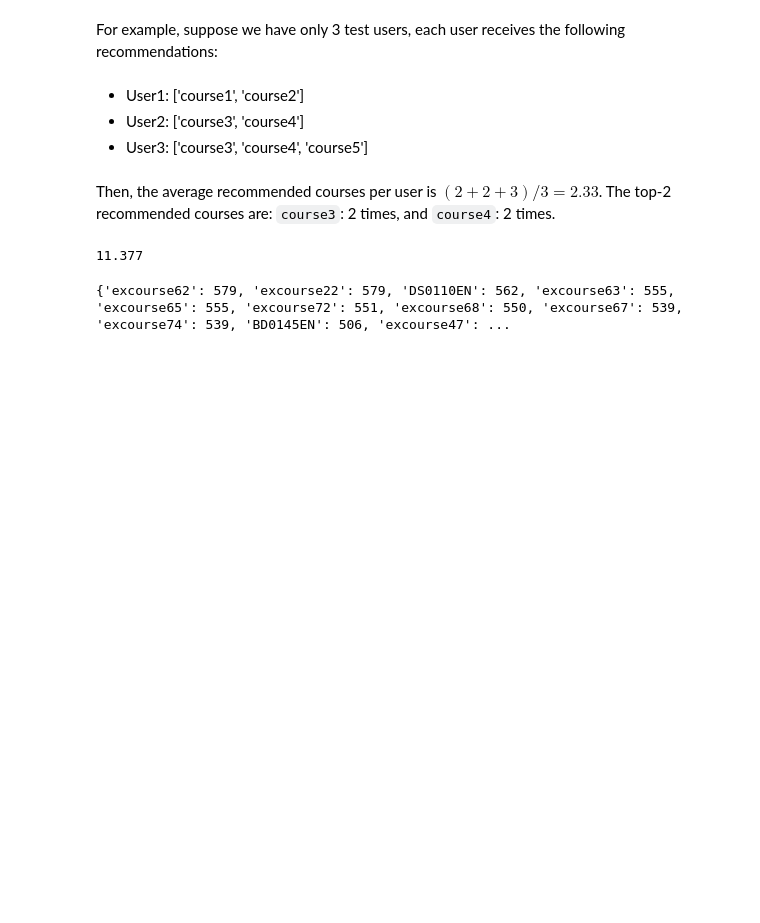
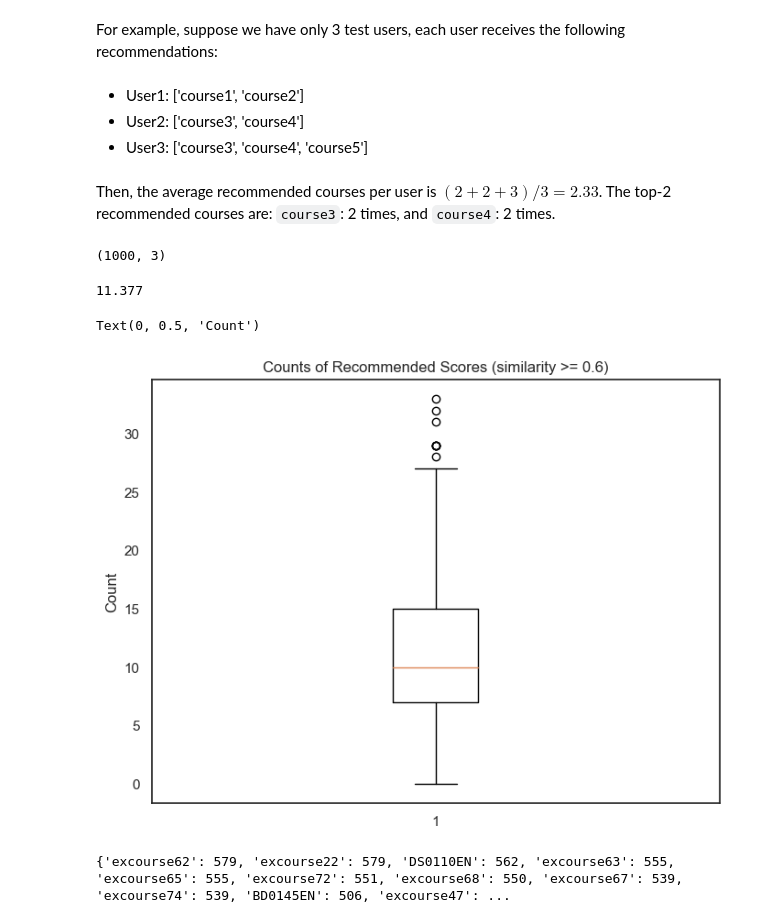
Before and after one commit to kymayodeji/ibm_ml_course, a Jupyter notebook: course6_Capstone/lab_jupyter_content_course_similarity.ipynb, the cells around one changed output. Saved outputs shown, nothing was run; the diff lists cells and outputs as text; code cells hidden in the pictures; blank space fills up the shorter version.

```diff
--- a/course6_Capstone/lab_jupyter_content_course_similarity.ipynb
+++ b/course6_Capstone/lab_jupyter_content_course_similarity.ipynb
@@ -221,10 +224,10 @@ Now, you can iterate each unselect course and check if it is similar enough to a
 # %% [markdown]
 _TODO: Complete the following method to recommend courses which are similar to your enrolled courses_
 # %%
-def generate_recommendations_for_one_user(enrolled_course_ids, unselected_course_ids, id_idx_dict, sim_matrix):
+def generate_recommendations_for_one_user(enrolled_course_ids, unselected_course_ids, id_idx_dict, sim_matrix, threshold):
     # Create a dictionary to store your recommendation results
     res = {}
-    threshold = 0.6
+    #threshold = 0.6
     for enrolled_course in enrolled_course_ids:
         for unselect_course in unselected_course_ids:
             if enrolled_course in id_idx_dict and unselect_course in id_idx_dict:
@@ -279,7 +293,7 @@ Total numbers of test users 1000
 _TODO: Complete the ``generate_recommendations_for_all()`` method to generate recommendations for all users. You may implement the task with different solutions_
 # %%
 # WRITE YOUR CODE HERE
-def generate_recommendations_for_all():
+def generate_recommendations_for_all(threshold):
     users = []
     courses = []
     sim_scores = []
@@ -303,7 +317,7 @@ def generate_recommendations_for_all():
         unknown_courses = all_courses.difference(enrolled_courses)
         # For each user, call generate_recommendations_for_one_user() to generate the recommendation results
         # Save the result to courses, sim_scores list
-        res = generate_recommendations_for_one_user(enrolled_courses, unknown_courses, id_idx_dict, sim_matrix)
+        res = generate_recommendations_for_one_user(enrolled_courses, unknown_courses, id_idx_dict, sim_matrix, threshold)
         #courses.append(res.keys().tolist())
         courses.append(list(res.keys()))
         #sim_scores.append(res.values().tolist())
@@ -319,7 +333,7 @@ Note that you can use `generate_recommendations_for_one_user` function to find t
 After you completed the `generate_recommendations_for_all()` function, you can call it to save the results into a dataframe:
 # %%
 res_dict = {}
-users, courses, sim_scores = generate_recommendations_for_all()
+users, courses, sim_scores = generate_recommendations_for_all(0.6)
 res_dict['USER'] = users
 res_dict['COURSE_ID'] = courses
 res_dict['SCORE'] = sim_scores
@@ -346,11 +360,25 @@ For example, suppose we have only 3 test users, each user receives the following
 - User3: ['course3', 'course4', 'course5']
 # %% [markdown]
 Then, the average recommended courses per user is $(2 + 2 + 3) / 3 = 2.33$. The top-2 recommended courses are: `course3`: 2 times, and `course4`: 2 times.
+# %%
+res_df.shape
+# %% [output]
+(1000, 3)
 # %%
 res_df['SCORE_count']=res_df['SCORE'].apply(lambda x: len(x))
 sum(res_df['SCORE_count'])/res_df.shape[0]
 # %% [output]
 11.377
+# %%
+
+import matplotlib.pyplot as plt
+plt.figure(figsize=(8, 6))
+plt.boxplot(res_df['SCORE_count'])
+plt.title(f"Counts of Recommended Scores (similarity >= {threshold})")
+plt.ylabel('Count')
+# %% [output]
+Text(0, 0.5, 'Count')
+[figure, added]
 # %%
 from collections import defaultdict
 rec_course = defaultdict(int)
```
Also changed, not shown: parts of 8 cells of this notebook, 9 other files.
